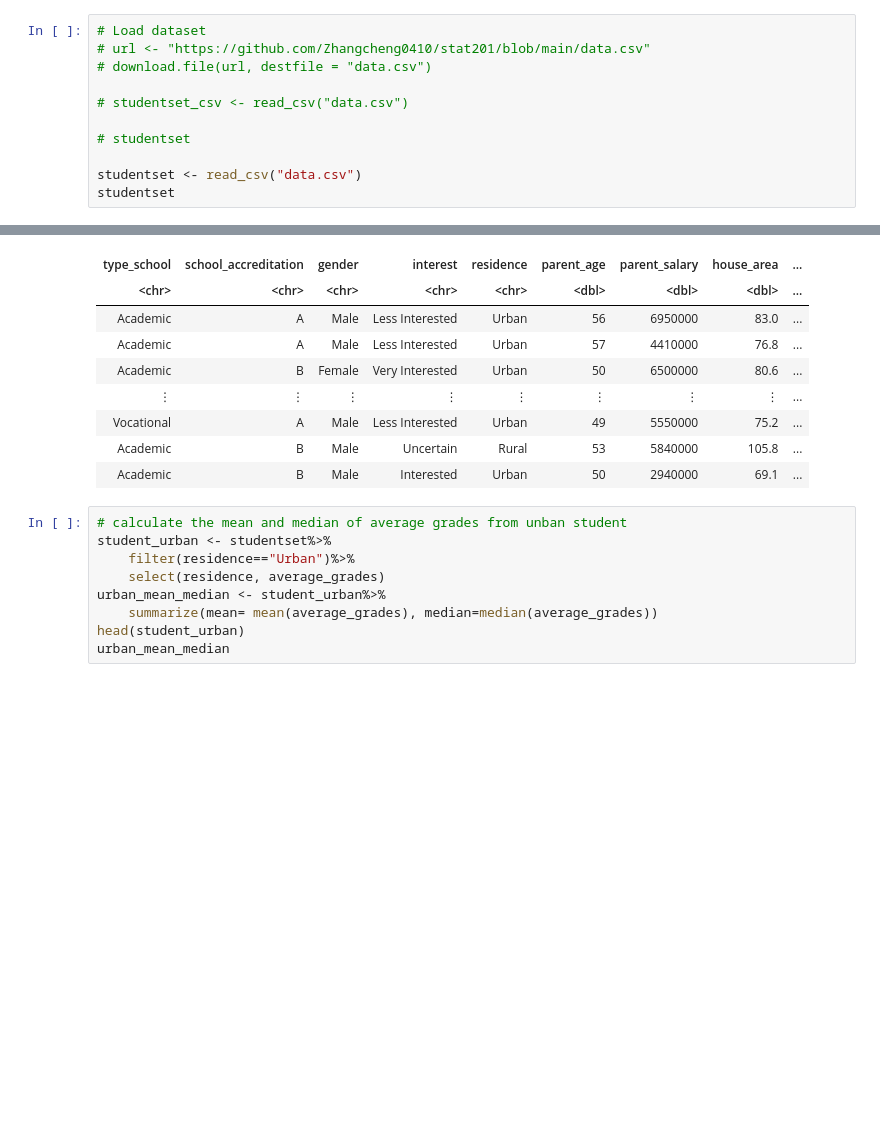
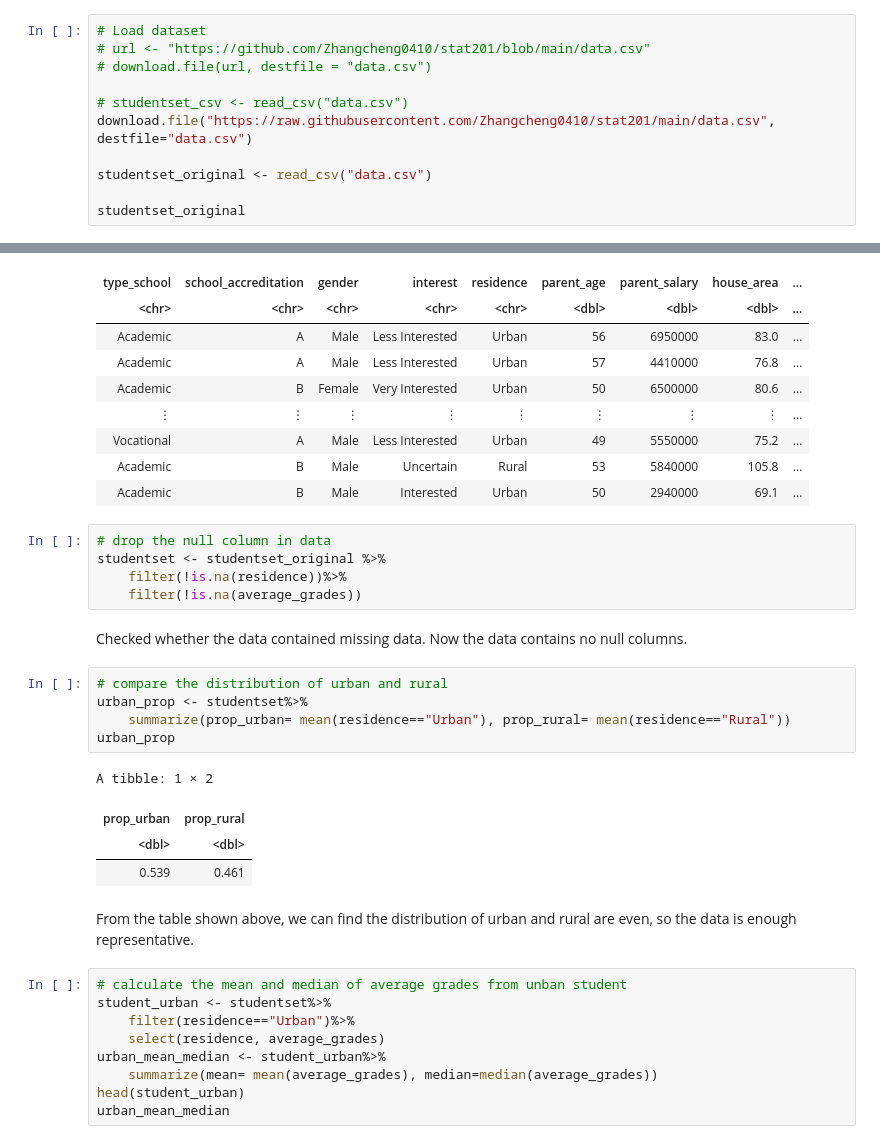
Before and after one commit to Zhangcheng0410/stat201, a Jupyter notebook: final_report.ipynb, the cells around one changed output, grey strips where cells are left out. Saved outputs shown, nothing was run; the diff lists cells and outputs as text; blank space fills up the shorter version.

```diff
--- a/final_report.ipynb
+++ b/final_report.ipynb
@@ -51,11 +51,11 @@ Registered S3 method overwritten by 'GGally':
 # download.file(url, destfile = "data.csv")
 
 # studentset_csv <- read_csv("data.csv")
+download.file("https://raw.githubusercontent.com/Zhangcheng0410/stat201/main/data.csv", destfile="data.csv")
 
-# studentset
+studentset_original <- read_csv("data.csv")
 
-studentset <- read_csv("data.csv")
-studentset
+studentset_original
 # %% [output]
 Rows: 1000 Columns: 11
 ── Column specification ────────────────────────────────────────────────────────
@@ -76,6 +76,25 @@ A spec_tbl_df: 1000 × 11
 | Vocational | A | Male | Less Interested | Urban | 49 | 5550000 | 75.2 | ... |
 | Academic | B | Male | Uncertain | Rural | 53 | 5840000 | 105.8 | ... |
 | Academic | B | Male | Interested | Urban | 50 | 2940000 | 69.1 | ... |
+# %%
+# drop the null column in data
+studentset <- studentset_original %>%
+    filter(!is.na(residence))%>%
+    filter(!is.na(average_grades))
+# %% [markdown]
+Checked whether the data contained missing data. Now the data contains no null columns.
+# %%
+# compare the distribution of urban and rural
+urban_prop <- studentset%>%
+    summarize(prop_urban= mean(residence=="Urban"), prop_rural= mean(residence=="Rural"))
+urban_prop
+# %% [output]
+A tibble: 1 × 2
+| prop_urban | prop_rural |
+| <dbl> | <dbl> |
+| 0.539 | 0.461 |
+# %% [markdown]
+From the table shown above, we can find the distribution of urban and rural are even, so the data is enough representative.
 # %%
 # calculate the mean and median of average grades from unban student
 student_urban <- studentset%>%
```
Also changed, not shown: parts of 4 cells of this notebook.
